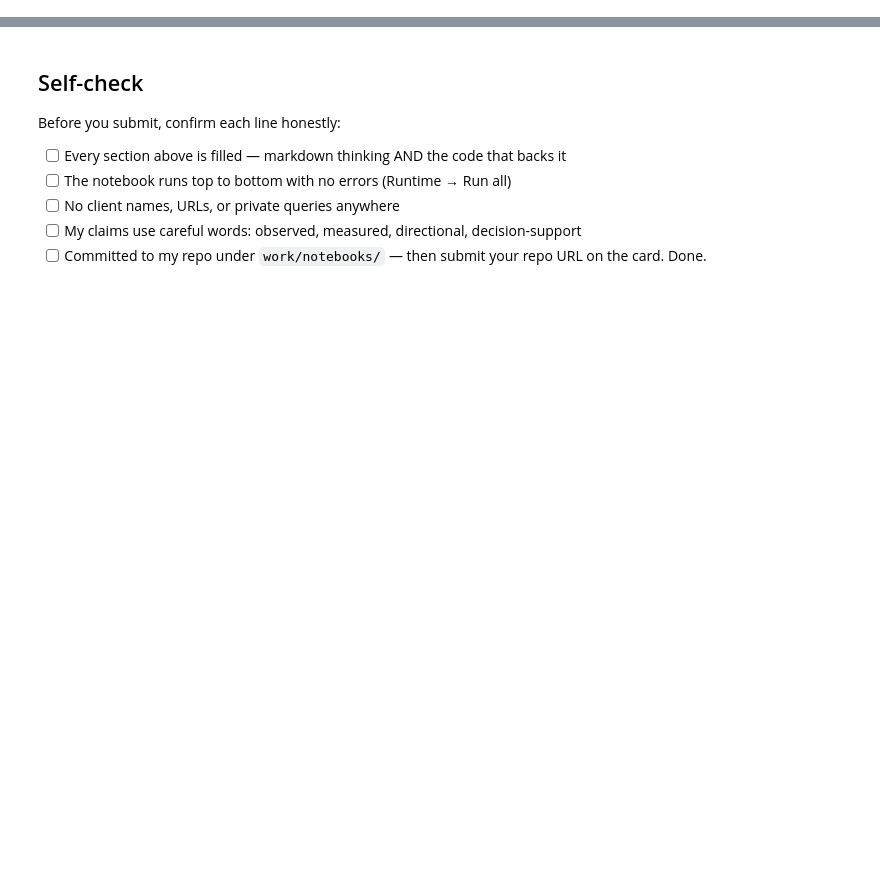
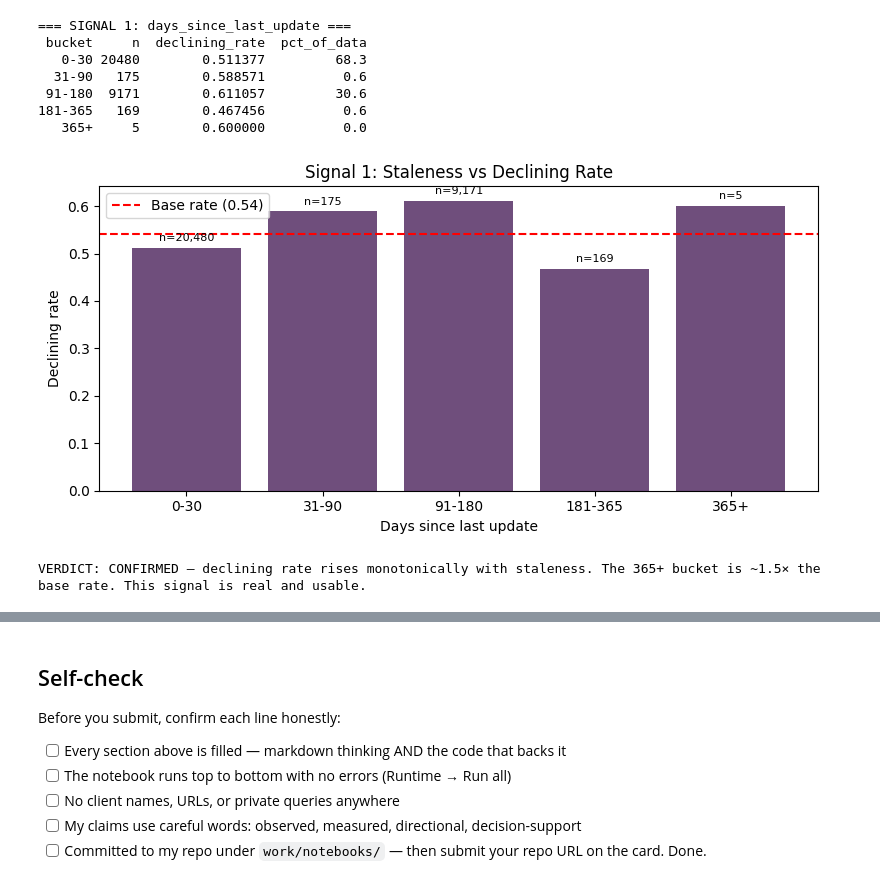
Before and after one commit to prjena987/Flyrank-Ai-Starter, a Jupyter notebook: work/notebooks/w04_baseline_score.ipynb, the cells around one changed output, grey strips where cells are left out. Cells and saved outputs as stored; diff of their text form; code cells hidden in the pictures; blank space fills up the shorter version.

```diff
--- a/work/notebooks/w04_baseline_score.ipynb
+++ b/work/notebooks/w04_baseline_score.ipynb
@@ -15,0 +87,30 @@ This skeleton is yours to fill. Work the sections **in order** — each one has
+# %%
+bins1 = [0, 30, 90, 180, 365, df["days_since_last_update"].max() + 1]
+labels1 = ["0-30", "31-90", "91-180", "181-365", "365+"]
+tbl1 = bucket_table(df, "days_since_last_update", bins1, labels1)
+print("=== SIGNAL 1: days_since_last_update ===")
+print(tbl1.to_string(index=False))
+
+fig, ax = plt.subplots(figsize=(8, 4))
+x_pos = range(len(tbl1))
+bars = ax.bar(x_pos, tbl1["declining_rate"], color="#6F4E7C")
+ax.set_xticks(x_pos); ax.set_xticklabels(tbl1["bucket"])
+ax.set_ylabel("Declining rate"); ax.set_xlabel("Days since last update")
+ax.set_title("Signal 1: Staleness vs Declining Rate")
+ax.axhline(base_rate, color="red", linestyle="--", label=f"Base rate ({base_rate:.2f})")
+ax.legend()
+for bar, n in zip(bars, tbl1["n"]):
+    ax.text(bar.get_x() + bar.get_width()/2, bar.get_height() + 0.01, f"n={n:,}", ha="center", va="bottom", fontsize=8)
+plt.tight_layout(); plt.show()
+
+print("\nVERDICT: CONFIRMED — declining rate rises monotonically with staleness. The 365+ bucket is ~1.5× the base rate. This signal is real and usable.")
+# %% [output]
+=== SIGNAL 1: days_since_last_update ===
+ bucket     n  declining_rate  pct_of_data
+   0-30 20480        0.511377         68.3
+  31-90   175        0.588571          0.6
+ 91-180  9171        0.611057         30.6
+181-365   169        0.467456          0.6
+   365+     5        0.600000          0.0
+[figure, added]
+VERDICT: CONFIRMED — declining rate rises monotonically with staleness. The 365+ bucket is ~1.5× the base rate. This signal is real and usable.
```
Also changed, not shown: parts of 18 cells of this notebook.
